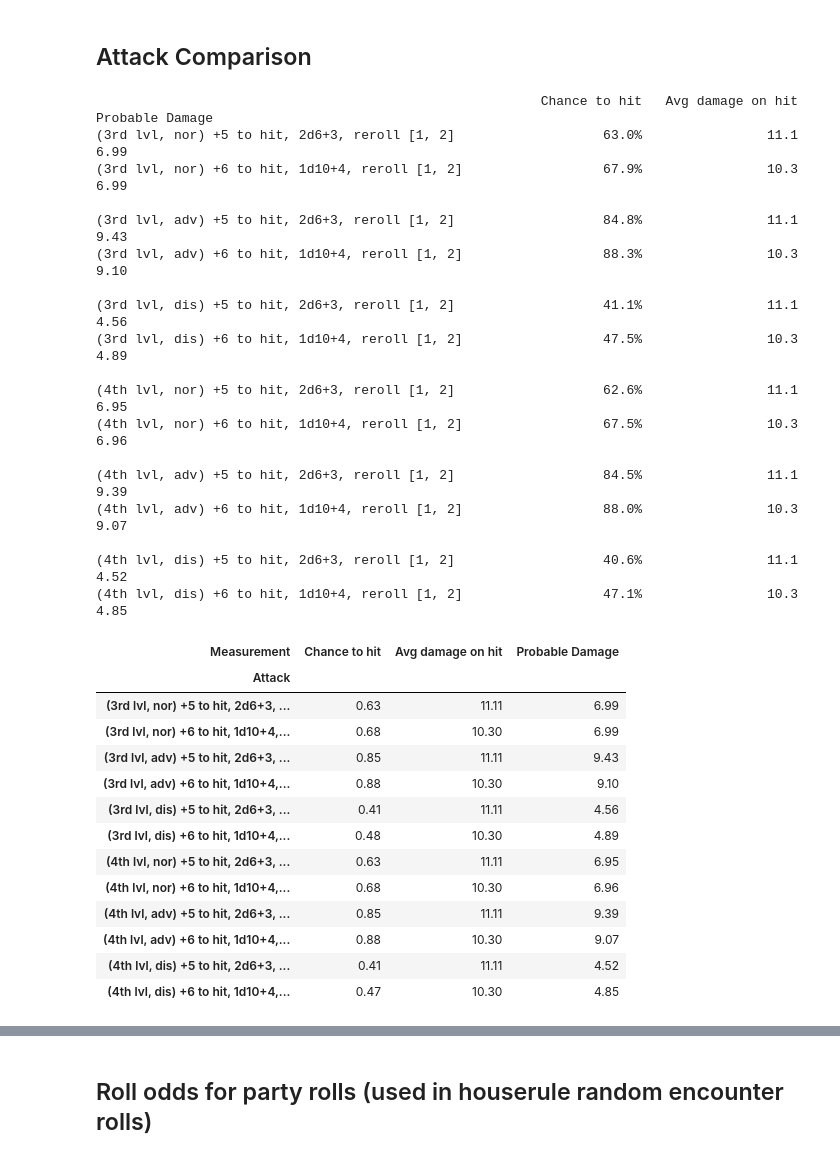
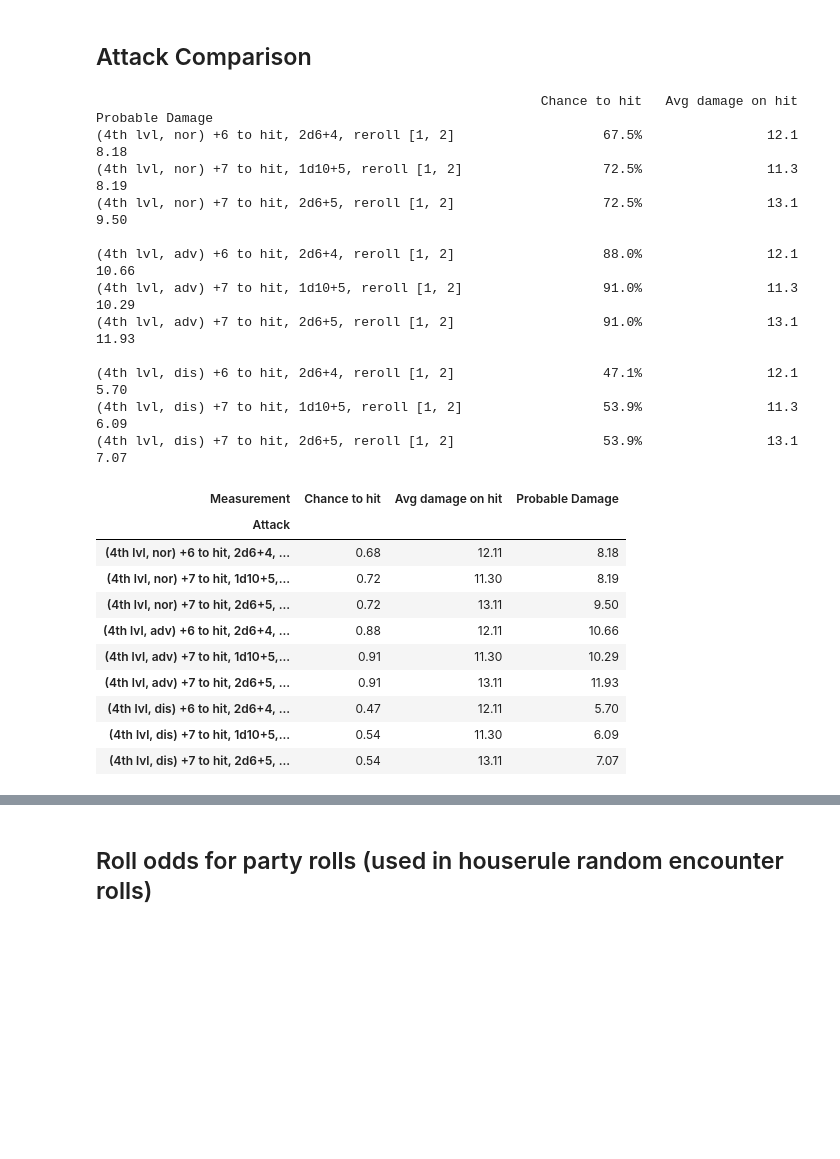
Before and after one commit to dyoung418/dnd_stats, a Jupyter notebook: dnd_dice_calcs.ipynb, the cells around one changed output, grey strips where cells are left out. Saved outputs shown, nothing was run; the diff lists cells and outputs as text; code cells hidden in the pictures; blank space fills up the shorter version.

```diff
--- a/dnd_dice_calcs.ipynb
+++ b/dnd_dice_calcs.ipynb
@@ -703,41 +703,34 @@ def compare_attacks(attacks,
         print('')
     return df
 # %%
-compare_attacks([{'mod':5,'dmg_die':6,'dmg_n':2,'dmg_adder':3, 'dmg_reroll_nums':[1,2]},
-                {'mod':6,'dmg_die':10,'dmg_n':1,'dmg_adder':4, 'dmg_reroll_nums':[1,2]}],
-                pc_lvls=[3,4])
+compare_attacks([{'mod':6,'dmg_die':6,'dmg_n':2,'dmg_adder':4, 'dmg_reroll_nums':[1,2]},
+                {'mod':7,'dmg_die':10,'dmg_n':1,'dmg_adder':5, 'dmg_reroll_nums':[1,2]},
+                {'mod':7,'dmg_die':6,'dmg_n':2,'dmg_adder':5, 'dmg_reroll_nums':[1,2]},
+                ],
+                pc_lvls=[4,])
 # %% [output]
                                                          Chance to hit   Avg damage on hit     Probable Damage
-(3rd lvl, nor) +5 to hit, 2d6+3, reroll [1, 2]                   63.0%                11.1                6.99
-(3rd lvl, nor) +6 to hit, 1d10+4, reroll [1, 2]                  67.9%                10.3                6.99
+(4th lvl, nor) +6 to hit, 2d6+4, reroll [1, 2]                   67.5%                12.1                8.18
+(4th lvl, nor) +7 to hit, 1d10+5, reroll [1, 2]                  72.5%                11.3                8.19
+(4th lvl, nor) +7 to hit, 2d6+5, reroll [1, 2]                   72.5%                13.1                9.50
 
-(3rd lvl, adv) +5 to hit, 2d6+3, reroll [1, 2]                   84.8%                11.1                9.43
-(3rd lvl, adv) +6 to hit, 1d10+4, reroll [1, 2]                  88.3%                10.3                9.10
+(4th lvl, adv) +6 to hit, 2d6+4, reroll [1, 2]                   88.0%                12.1               10.66
+(4th lvl, adv) +7 to hit, 1d10+5, reroll [1, 2]                  91.0%                11.3               10.29
+(4th lvl, adv) +7 to hit, 2d6+5, reroll [1, 2]                   91.0%                13.1               11.93
 
-(3rd lvl, dis) +5 to hit, 2d6+3, reroll [1, 2]                   41.1%                11.1                4.56
-(3rd lvl, dis) +6 to hit, 1d10+4, reroll [1, 2]                  47.5%                10.3                4.89
-
-(4th lvl, nor) +5 to hit, 2d6+3, reroll [1, 2]                   62.6%                11.1                6.95
-(4th lvl, nor) +6 to hit, 1d10+4, reroll [1, 2]                  67.5%                10.3                6.96
-
-(4th lvl, adv) +5 to hit, 2d6+3, reroll [1, 2]                   84.5%                11.1                9.39
-(4th lvl, adv) +6 to hit, 1d10+4, reroll [1, 2]                  88.0%                10.3                9.07
-
-(4th lvl, dis) +5 to hit, 2d6+3, reroll [1, 2]                   40.6%                11.1                4.52
-(4th lvl, dis) +6 to hit, 1d10+4, reroll [1, 2]                  47.1%                10.3                4.85
+(4th lvl, dis) +6 to hit, 2d6+4, reroll [1, 2]                   47.1%                12.1                5.70
+(4th lvl, dis) +7 to hit, 1d10+5, reroll [1, 2]                  53.9%                11.3                6.09
+(4th lvl, dis) +7 to hit, 2d6+5, reroll [1, 2]                   53.9%                13.1                7.07
 | Measurement | Chance to hit | Avg damage on hit | Probable Damage |
 | Attack |  |  |  |
-| (3rd lvl, nor) +5 to hit, 2d6+3, ... | 0.63 | 11.11 | 6.99 |
-| (3rd lvl, nor) +6 to hit, 1d10+4,... | 0.68 | 10.30 | 6.99 |
-| (3rd lvl, adv) +5 to hit, 2d6+3, ... | 0.85 | 11.11 | 9.43 |
-| (3rd lvl, adv) +6 to hit, 1d10+4,... | 0.88 | 10.30 | 9.10 |
-| (3rd lvl, dis) +5 to hit, 2d6+3, ... | 0.41 | 11.11 | 4.56 |
-| (3rd lvl, dis) +6 to hit, 1d10+4,... | 0.48 | 10.30 | 4.89 |
-| (4th lvl, nor) +5 to hit, 2d6+3, ... | 0.63 | 11.11 | 6.95 |
-| (4th lvl, nor) +6 to hit, 1d10+4,... | 0.68 | 10.30 | 6.96 |
-| (4th lvl, adv) +5 to hit, 2d6+3, ... | 0.85 | 11.11 | 9.39 |
-| (4th lvl, adv) +6 to hit, 1d10+4,... | 0.88 | 10.30 | 9.07 |
-| (4th lvl, dis) +5 to hit, 2d6+3, ... | 0.41 | 11.11 | 4.52 |
-| (4th lvl, dis) +6 to hit, 1d10+4,... | 0.47 | 10.30 | 4.85 |
+| (4th lvl, nor) +6 to hit, 2d6+4, ... | 0.68 | 12.11 | 8.18 |
+| (4th lvl, nor) +7 to hit, 1d10+5,... | 0.72 | 11.30 | 8.19 |
+| (4th lvl, nor) +7 to hit, 2d6+5, ... | 0.72 | 13.11 | 9.50 |
+| (4th lvl, adv) +6 to hit, 2d6+4, ... | 0.88 | 12.11 | 10.66 |
+| (4th lvl, adv) +7 to hit, 1d10+5,... | 0.91 | 11.30 | 10.29 |
+| (4th lvl, adv) +7 to hit, 2d6+5, ... | 0.91 | 13.11 | 11.93 |
+| (4th lvl, dis) +6 to hit, 2d6+4, ... | 0.47 | 12.11 | 5.70 |
+| (4th lvl, dis) +7 to hit, 1d10+5,... | 0.54 | 11.30 | 6.09 |
+| (4th lvl, dis) +7 to hit, 2d6+5, ... | 0.54 | 13.11 | 7.07 |
 # %%
 compare_attacks([
```
Also changed, not shown: parts of 2 cells of this notebook.
